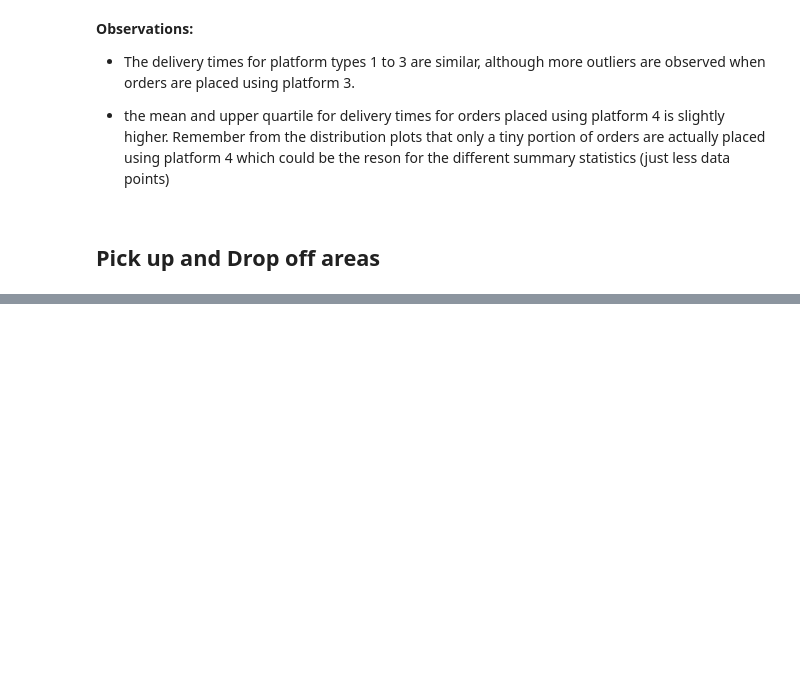
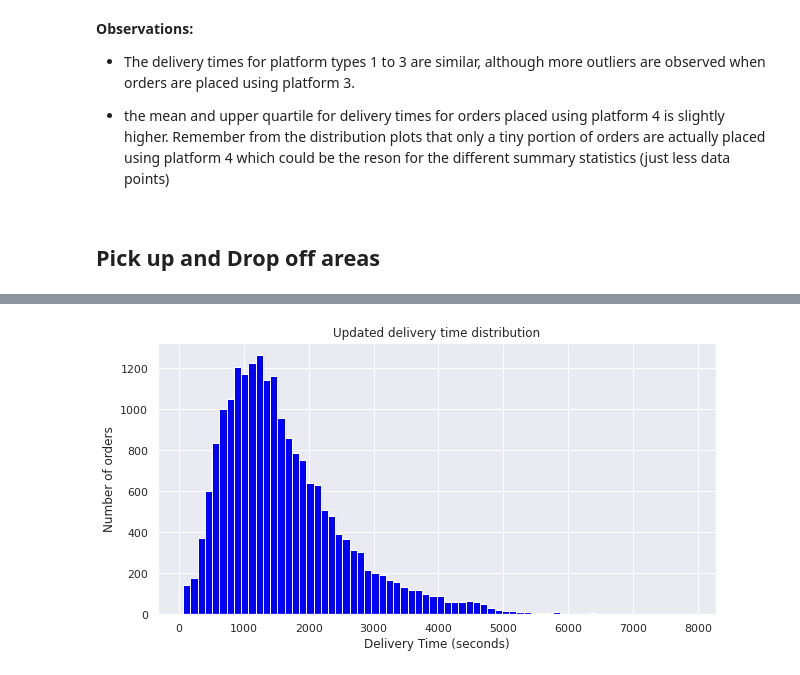
Before and after one commit to NicoleMeinie/Regression, a Jupyter notebook: Frankenstein.ipynb, the cells around one changed output, grey strips where cells are left out. Saved outputs shown, nothing was run; the diff lists cells and outputs as text; code cells hidden in the pictures; blank space fills up the shorter version.

```diff
--- a/Frankenstein.ipynb
+++ b/Frankenstein.ipynb
@@ -303,0 +335,18 @@ px.scatter_mapbox(Train,
+# %%
+from sklearn.impute import SimpleImputer
+
+# Replacing Null values in the temperature column with the average value
+imputer_temp = SimpleImputer(missing_values = np.NaN, strategy = 'mean')
+imputer_temp_1 = SimpleImputer(missing_values = np.NaN, strategy = 'mean')
+
+# Train
+imputer_temp.fit(Train.iloc[:,20:22])
+Train.iloc[:,20:22] = imputer_temp.transform(Train.iloc[:,20:22])
+
+# Test
+imputer_temp_1.fit(Train.iloc[:,17:19])
+Test.iloc[:,17:19] = imputer_temp_1.transform(Test.iloc[:,17:19])
+
+# Drop precipitation column in the train and test data
+Train.drop('Precipitation in millimeters', axis = 1, inplace = True)
+Test.drop('Precipitation in millimeters', axis = 1, inplace = True)
@@ -303,0 +360,12 @@ px.scatter_mapbox(Train,
+# %%
+Train.drop(Train.loc[Train['Time from Pickup to Arrival'] < 60].index, inplace=True)
+
+# new distribution of delivery times in seconds
+sns.set()
+_ = plt.figure(figsize = (10,5))
+_ = plt.hist(Train['Time from Pickup to Arrival'], bins = 70, color = 'blue')
+_ = plt.title('Updated delivery time distribution')
+_ = plt.xlabel('Delivery Time (seconds)')
+_ = plt.ylabel('Number of orders')
+# %% [output]
+[figure, added]
```
Also changed, not shown: parts of 22 cells of this notebook.
